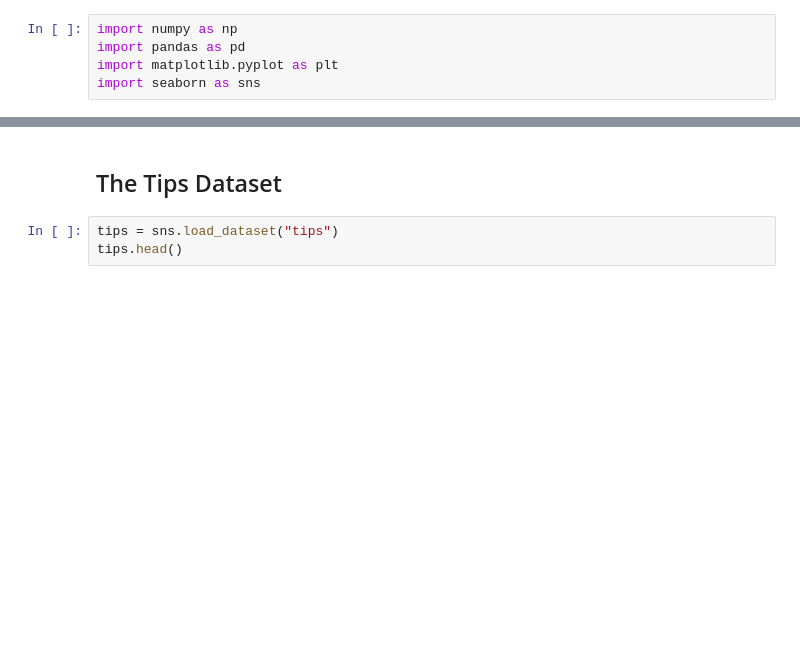
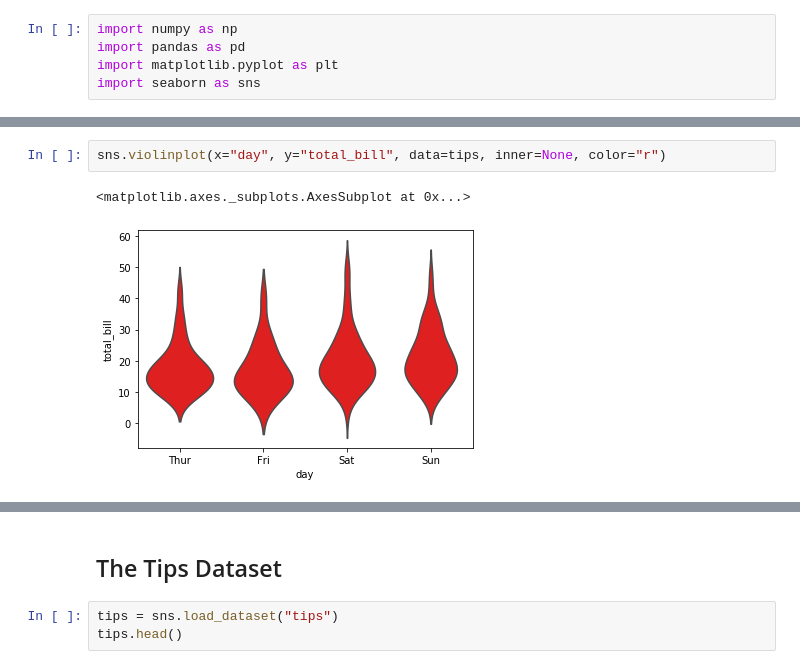
Before and after one commit to garycunningham89/fundamentalsdataanalysis, a Jupyter notebook: Fundamentals of Data Analysis.ipynb, the cells around one changed output, grey strips where cells are left out. Saved outputs shown, nothing was run; the diff lists cells and outputs as text; blank space fills up the shorter version.

```diff
--- a/Fundamentals of Data Analysis.ipynb
+++ b/Fundamentals of Data Analysis.ipynb
@@ -24,0 +34,5 @@ import seaborn as sns
+# %%
+sns.violinplot(x="day", y="total_bill", data=tips, inner=None, color="r")
+# %% [output]
+<matplotlib.axes._subplots.AxesSubplot at 0x...>
+[figure, added]
```
Also changed, not shown: parts of 4 cells of this notebook, 1 other file.
